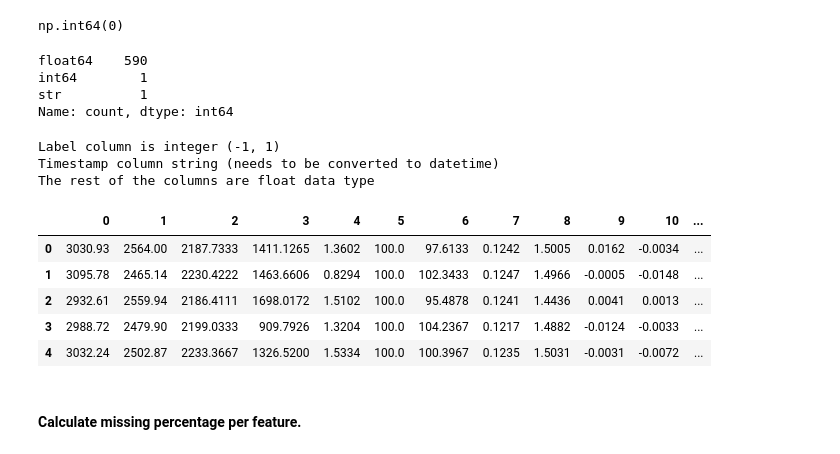
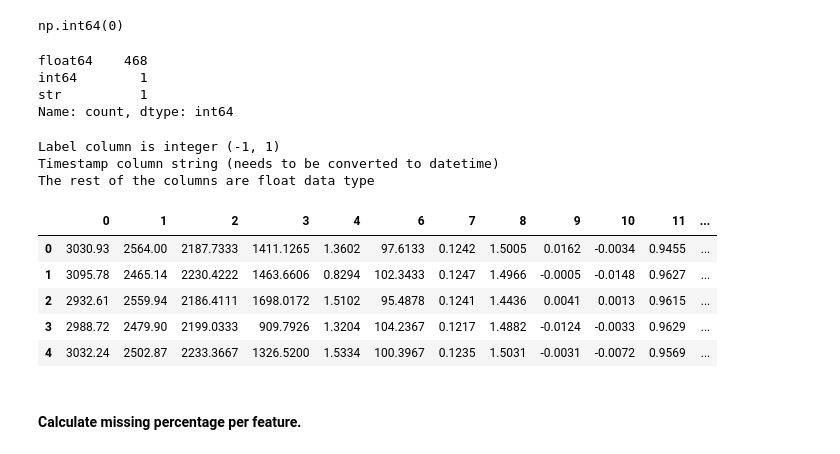
Before and after one commit to DRPproton/semiconductor-projects-tda, a Jupyter notebook: Project-1_SECOM/notebooks/notebook.ipynb, the cells around one changed output. Drawn from its saved outputs; the diff is of its cells as text; code cells hidden in the pictures.

```diff
--- a/Project-1_SECOM/notebooks/notebook.ipynb
+++ b/Project-1_SECOM/notebooks/notebook.ipynb
@@ -216,0 +141,3 @@ report.head()
+# %%
+constant_features = report[report['is_constant'] == True]['feature'].values
+constant_features
@@ -217,6 +174,5 @@ report.head()
 # %%
-constant_features = report.loc[report["is_constant"], "feature"].tolist()
-near_constant_features = report.loc[report["is_near_constant"], "feature"].tolist()
+near_constant_features = report.loc[(report["is_near_constant"] == True) & (report["n_unique_including_missing"] < 9), "feature"].tolist()
 # %%
 len(near_constant_features)
 # %% [output]
@@ -241,0 +202,2 @@ for threshold in [0.95, 0.98, 0.99]:
+# %%
+df_no_constant_cols = df.drop(columns=list(constant_features) + near_constant_features)
@@ -248,9 +219,9 @@ data.duplicated().sum()
 # %% [output]
 np.int64(0)
 # %%
-df.dtypes.value_counts()
+df_no_constant_cols.dtypes.value_counts()
 # %% [output]
-float64    590
+float64    468
 int64        1
 str          1
 Name: count, dtype: int64
@@ -261,16 +232,16 @@ Label column is integer (-1, 1)
 Timestamp column string (needs to be converted to datetime)
 The rest of the columns are float data type
 # %%
-df.timestamp = pd.to_datetime(df.timestamp, format="%d/%m/%Y %H:%M:%S")
+df_no_constant_cols.timestamp = pd.to_datetime(df_no_constant_cols.timestamp, format="%d/%m/%Y %H:%M:%S")
 # %%
-df.head()
+df_no_constant_cols.head()
 # %% [output]
-|  | 0 | 1 | 2 | 3 | 4 | 5 | 6 | 7 | 8 | 9 | 10 | ... |
-| 0 | 3030.93 | 2564.00 | 2187.7333 | 1411.1265 | 1.3602 | 100.0 | 97.6133 | 0.1242 | 1.5005 | 0.0162 | -0.0034 | ... |
-| 1 | 3095.78 | 2465.14 | 2230.4222 | 1463.6606 | 0.8294 | 100.0 | 102.3433 | 0.1247 | 1.4966 | -0.0005 | -0.0148 | ... |
-| 2 | 2932.61 | 2559.94 | 2186.4111 | 1698.0172 | 1.5102 | 100.0 | 95.4878 | 0.1241 | 1.4436 | 0.0041 | 0.0013 | ... |
-| 3 | 2988.72 | 2479.90 | 2199.0333 | 909.7926 | 1.3204 | 100.0 | 104.2367 | 0.1217 | 1.4882 | -0.0124 | -0.0033 | ... |
-| 4 | 3032.24 | 2502.87 | 2233.3667 | 1326.5200 | 1.5334 | 100.0 | 100.3967 | 0.1235 | 1.5031 | -0.0031 | -0.0072 | ... |
+|  | 0 | 1 | 2 | 3 | 4 | 6 | 7 | 8 | 9 | 10 | 11 | ... |
+| 0 | 3030.93 | 2564.00 | 2187.7333 | 1411.1265 | 1.3602 | 97.6133 | 0.1242 | 1.5005 | 0.0162 | -0.0034 | 0.9455 | ... |
+| 1 | 3095.78 | 2465.14 | 2230.4222 | 1463.6606 | 0.8294 | 102.3433 | 0.1247 | 1.4966 | -0.0005 | -0.0148 | 0.9627 | ... |
+| 2 | 2932.61 | 2559.94 | 2186.4111 | 1698.0172 | 1.5102 | 95.4878 | 0.1241 | 1.4436 | 0.0041 | 0.0013 | 0.9615 | ... |
+| 3 | 2988.72 | 2479.90 | 2199.0333 | 909.7926 | 1.3204 | 104.2367 | 0.1217 | 1.4882 | -0.0124 | -0.0033 | 0.9629 | ... |
+| 4 | 3032.24 | 2502.87 | 2233.3667 | 1326.5200 | 1.5334 | 100.3967 | 0.1235 | 1.5031 | -0.0031 | -0.0072 | 0.9569 | ... |
 # %% [markdown]
 #### Calculate missing percentage per feature.
 # %%
```
Also changed, not shown: parts of 29 cells of this notebook, 1 other file.
